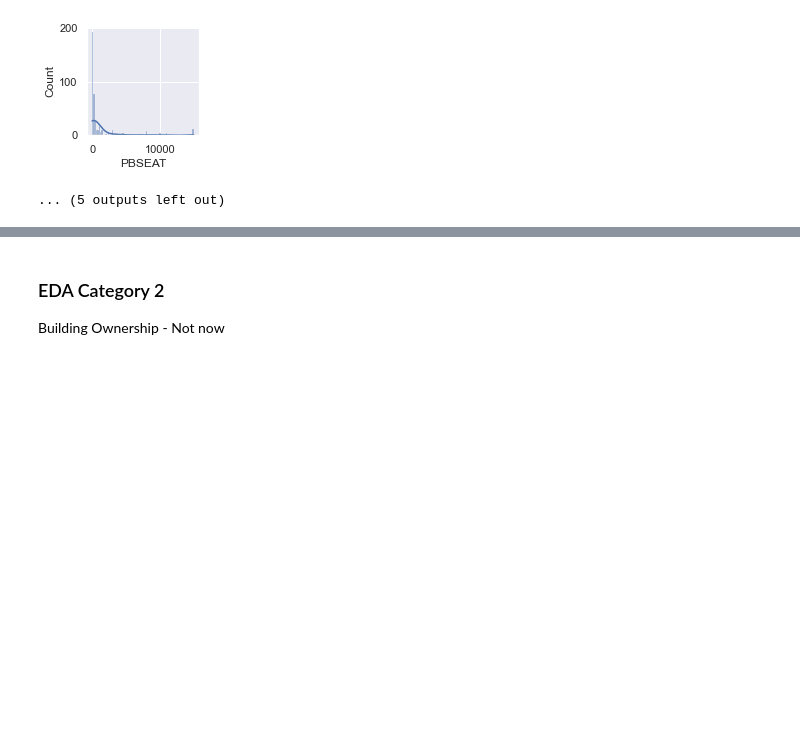
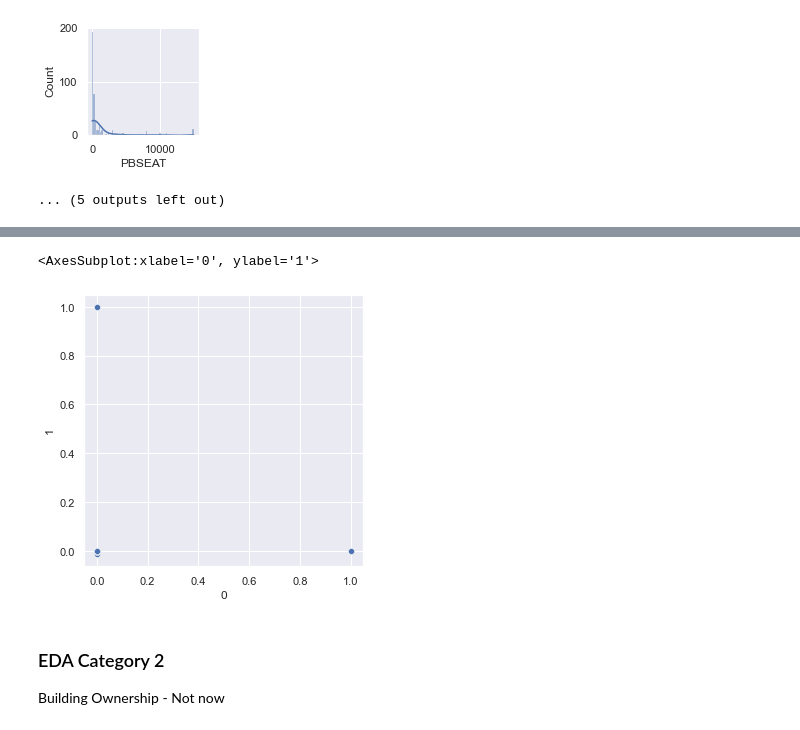
Before and after one commit to oostendo/2022-SI699-011, a Jupyter notebook: eva_and_sam/EDA_cbecs2012.ipynb, the cells around one changed output, grey strips where cells are left out. Saved outputs shown, nothing was run; the diff lists cells and outputs as text; code cells hidden in the pictures; blank space fills up the shorter version.

```diff
--- a/eva_and_sam/EDA_cbecs2012.ipynb
+++ b/eva_and_sam/EDA_cbecs2012.ipynb
@@ -207,3 +292,10 @@ build_hist(num_cols_cat1)
+# %%
+pca_x1_df = pd.DataFrame(pca1.components_)
+sns.set(rc = {'figure.figsize':(5,5)})
+sns.scatterplot(x=pca_x1_df.T[0], y=pca_x1_df.T[1])
+# %% [output]
+<AxesSubplot:xlabel='0', ylabel='1'>
+[figure, added]
 # %% [markdown]
 ### EDA Category 2
 
```
Also changed, not shown: parts of 85 cells of this notebook, 2 other files.
